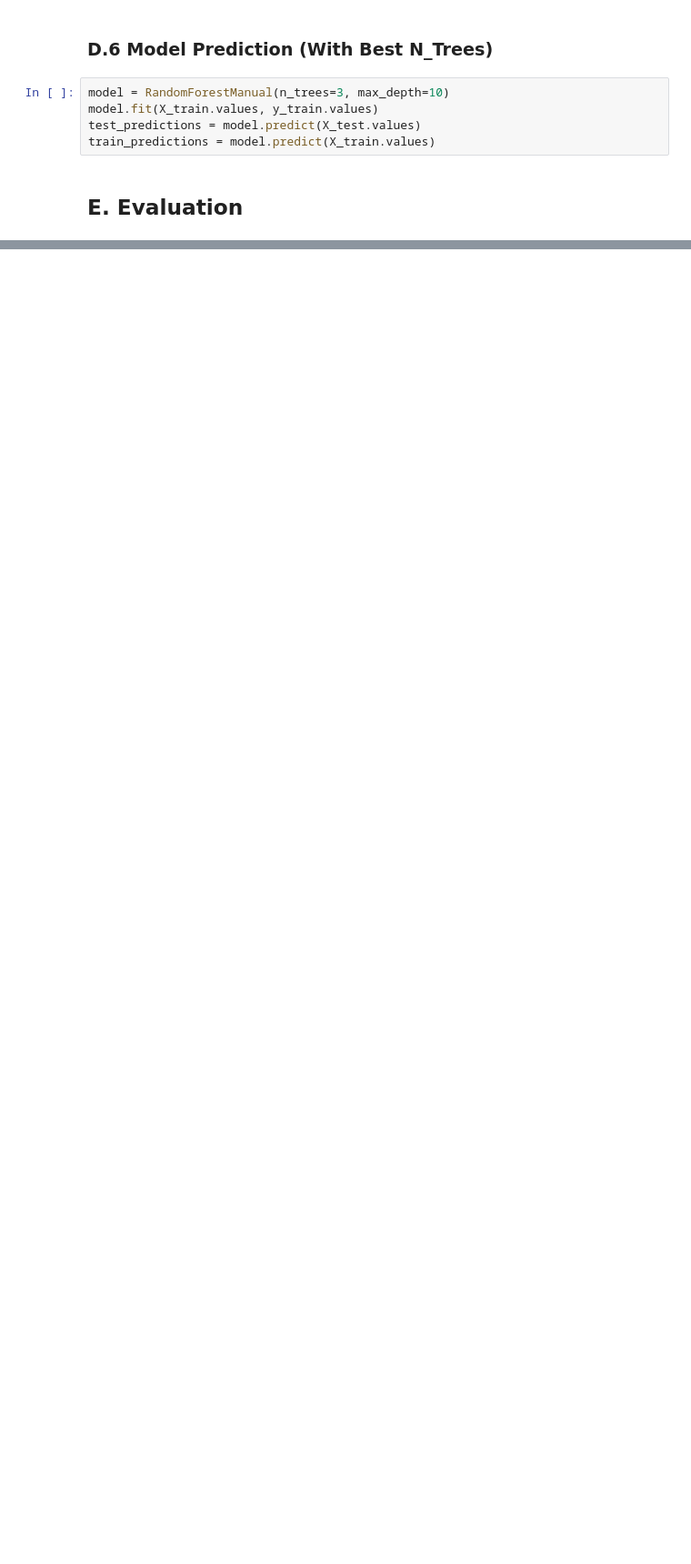
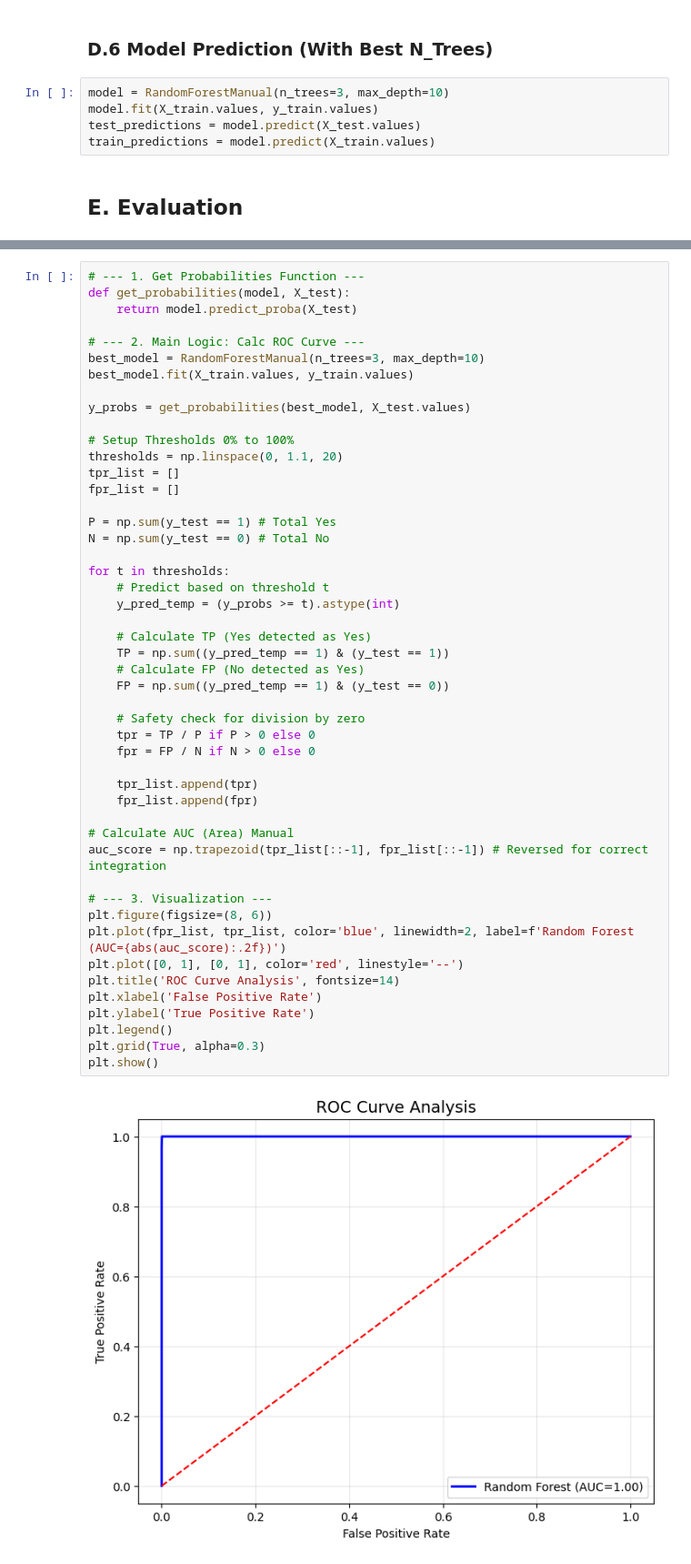
Before and after one commit to HablSank/1Day-1Dataset_MachineLearningProject, a Jupyter notebook: Day-15/Random Forest (Credit Card Fraud)/credit_card_fraud_10k.ipynb, the cells around one changed output, grey strips where cells are left out. Shown at 91% size. Drawn from its saved outputs; the diff is of its cells as text; blank space fills up the shorter version.

Commit message:
Day - 15 (Random Forest) Done

```diff
--- a/Day-15/Random Forest (Credit Card Fraud)/credit_card_fraud_10k.ipynb
+++ b/Day-15/Random Forest (Credit Card Fraud)/credit_card_fraud_10k.ipynb
@@ -511,0 +611,50 @@ train_predictions = model.predict(X_train.values)
+# %%
+# --- 1. Get Probabilities Function ---
+def get_probabilities(model, X_test):
+    return model.predict_proba(X_test)
+
+# --- 2. Main Logic: Calc ROC Curve ---
+best_model = RandomForestManual(n_trees=3, max_depth=10)
+best_model.fit(X_train.values, y_train.values)
+
+y_probs = get_probabilities(best_model, X_test.values)
+
+# Setup Thresholds 0% to 100%
+thresholds = np.linspace(0, 1.1, 20)
+tpr_list = []
+fpr_list = []
+
+P = np.sum(y_test == 1) # Total Yes
+N = np.sum(y_test == 0) # Total No
+
+for t in thresholds:
+    # Predict based on threshold t
+    y_pred_temp = (y_probs >= t).astype(int)
+
+    # Calculate TP (Yes detected as Yes)
+    TP = np.sum((y_pred_temp == 1) & (y_test == 1))
+    # Calculate FP (No detected as Yes)
+    FP = np.sum((y_pred_temp == 1) & (y_test == 0))
+
+    # Safety check for division by zero
+    tpr = TP / P if P > 0 else 0
+    fpr = FP / N if N > 0 else 0
+
+    tpr_list.append(tpr)
+    fpr_list.append(fpr)
+
+# Calculate AUC (Area) Manual
+auc_score = np.trapezoid(tpr_list[::-1], fpr_list[::-1]) # Reversed for correct integration
+
+# --- 3. Visualization ---
+plt.figure(figsize=(8, 6))
+plt.plot(fpr_list, tpr_list, color='blue', linewidth=2, label=f'Random Forest (AUC={abs(auc_score):.2f})')
+plt.plot([0, 1], [0, 1], color='red', linestyle='--')
+plt.title('ROC Curve Analysis', fontsize=14)
+plt.xlabel('False Positive Rate')
+plt.ylabel('True Positive Rate')
+plt.legend()
+plt.grid(True, alpha=0.3)
+plt.show()
+# %% [output]
+[figure, added]
```
Also changed, not shown: parts of 22 cells of this notebook.
